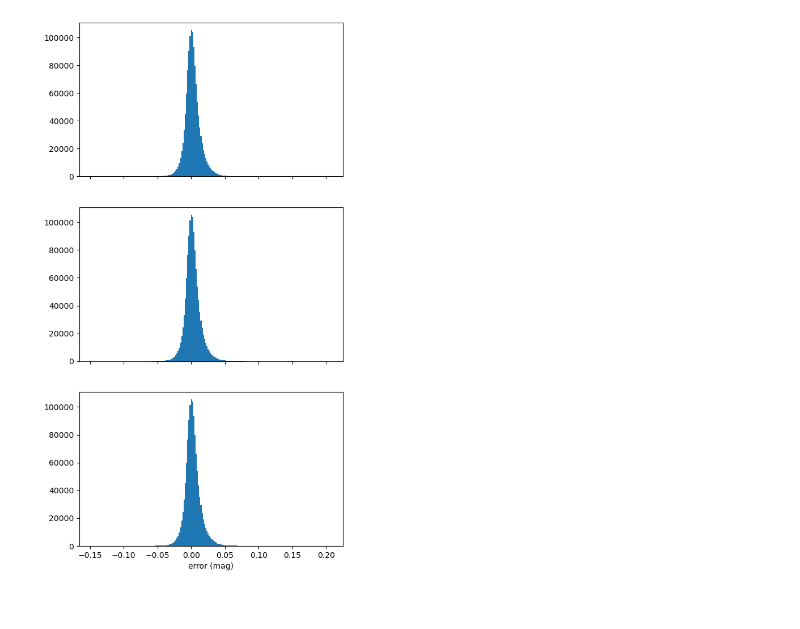
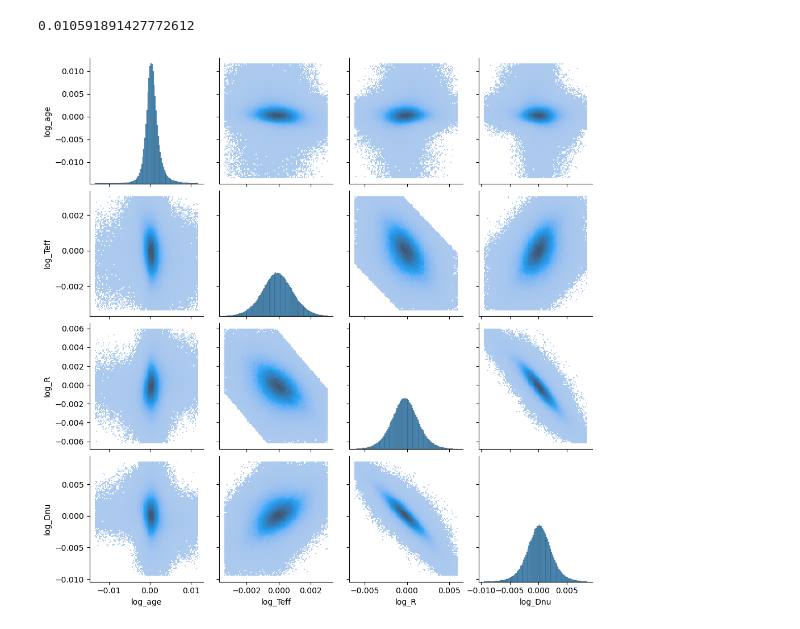
Before and after one commit to alexlyttle/scalable-stellar-inference, a Jupyter notebook: notebook/emulator-error.ipynb, the cells around one changed output. Saved outputs shown, nothing was run; the diff lists cells and outputs as text; code cells hidden in the pictures.

```diff
--- a/notebook/emulator-error.ipynb
+++ b/notebook/emulator-error.ipynb
@@ -149,8 +106,4 @@ ax.hist(error.log_L, bins=200);
-# %%
-fig, axes = plt.subplots(len(bands), figsize=(6.0, 4.0*len(bands)), sharex=True)
-
-for i, band in enumerate(bands):
-    axes[i].hist(error.abs_G, bins=200)
-axes[i].set_xlabel("error (mag)");
-# %% [output]
-[figure, removed]
+# %%
+0.0046 * np.log(10)
+# %% [output]
+0.010591891427772612
@@ -156,0 +112,7 @@ axes[i].set_xlabel("error (mag)");
+# %%
+var_names = ["log_age", "log_Teff", "log_R", "log_Dnu"]
+kws = dict(bins=100)
+mask = ((error > error.quantile(.005)) & (error < error.quantile(.995))).all(axis=1)
+sns.pairplot(error.loc[mask], vars=var_names, kind="hist", diag_kind="hist", plot_kws=kws, diag_kws=kws);
+# %% [output]
+[figure, added]
```
Also changed, not shown: parts of 42 cells of this notebook, 1 other file.
